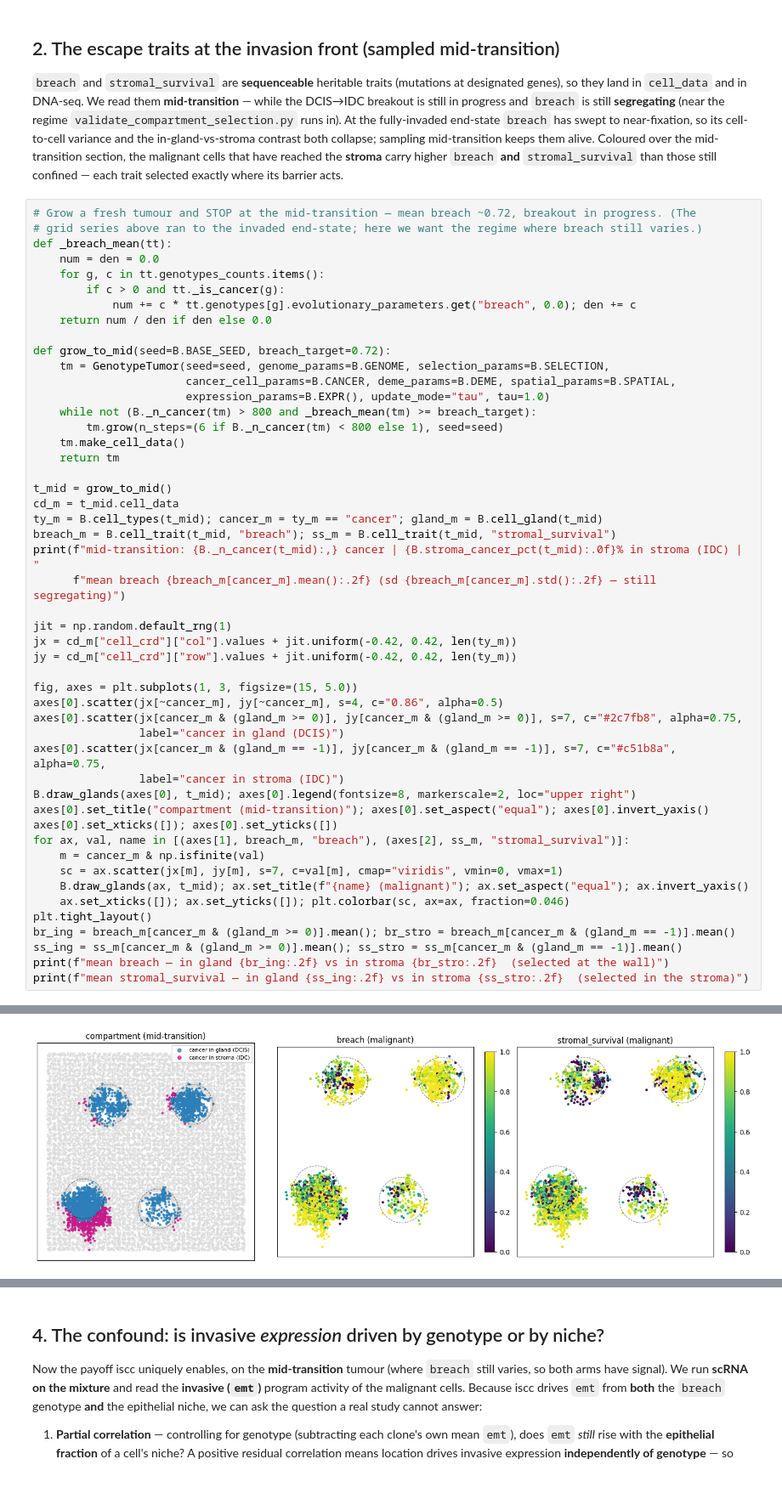
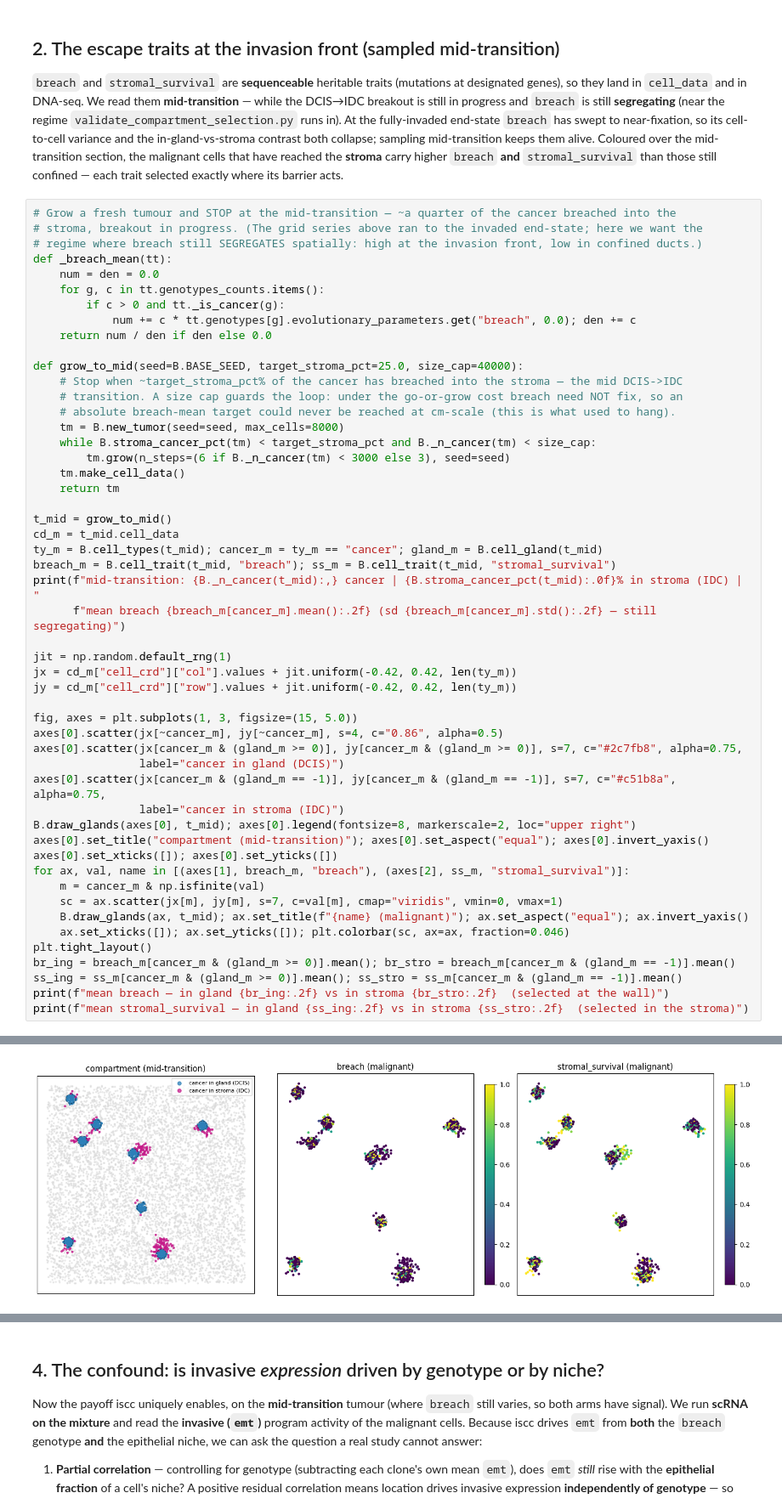
Before and after one commit to pedrofale/iscc, a Jupyter notebook: notebooks/compartment_selection_confound.ipynb, the cells around one changed output, grey strips where cells are left out. Shown at 85% size. Saved outputs shown, nothing was run; the diff lists cells and outputs as text; blank space fills up the shorter version.

```diff
--- a/notebooks/compartment_selection_confound.ipynb
+++ b/notebooks/compartment_selection_confound.ipynb
@@ -102,8 +100,9 @@ mid-transition keeps them alive. Coloured over the mid-transition section, the m
 reached the **stroma** carry higher `breach` **and** `stromal_survival` than those still confined — each
 trait selected exactly where its barrier acts.
 # %%
-# Grow a fresh tumour and STOP at the mid-transition — mean breach ~0.72, breakout in progress. (The
-# grid series above ran to the invaded end-state; here we want the regime where breach still varies.)
+# Grow a fresh tumour and STOP at the mid-transition — ~a quarter of the cancer breached into the
+# stroma, breakout in progress. (The grid series above ran to the invaded end-state; here we want the
+# regime where breach still SEGREGATES spatially: high at the invasion front, low in confined ducts.)
 def _breach_mean(tt):
     num = den = 0.0
     for g, c in tt.genotypes_counts.items():
@@ -111,12 +110,13 @@ def _breach_mean(tt):
             num += c * tt.genotypes[g].evolutionary_parameters.get("breach", 0.0); den += c
     return num / den if den else 0.0
 
-def grow_to_mid(seed=B.BASE_SEED, breach_target=0.72):
-    tm = GenotypeTumor(seed=seed, genome_params=B.GENOME, selection_params=B.SELECTION,
-                       cancer_cell_params=B.CANCER, deme_params=B.DEME, spatial_params=B.SPATIAL,
-                       expression_params=B.EXPR(), update_mode="tau", tau=1.0)
-    while not (B._n_cancer(tm) > 800 and _breach_mean(tm) >= breach_target):
-        tm.grow(n_steps=(6 if B._n_cancer(tm) < 800 else 1), seed=seed)
+def grow_to_mid(seed=B.BASE_SEED, target_stroma_pct=25.0, size_cap=40000):
+    # Stop when ~target_stroma_pct% of the cancer has breached into the stroma — the mid DCIS->IDC
+    # transition. A size cap guards the loop: under the go-or-grow cost breach need NOT fix, so an
+    # absolute breach-mean target could never be reached at cm-scale (this is what used to hang).
+    tm = B.new_tumor(seed=seed, max_cells=8000)
+    while B.stroma_cancer_pct(tm) < target_stroma_pct and B._n_cancer(tm) < size_cap:
+        tm.grow(n_steps=(6 if B._n_cancer(tm) < 3000 else 3), seed=seed)
     tm.make_cell_data()
     return tm
 
@@ -157,2 +157,2 @@ mean stromal_survival — in gland 0.65 vs in stroma 0.87  (selected in the stro
-[figure, old version]
+[figure, new version]
 # %% [markdown]
```
Also changed, not shown: parts of 5 cells of this notebook, 9 other files.
